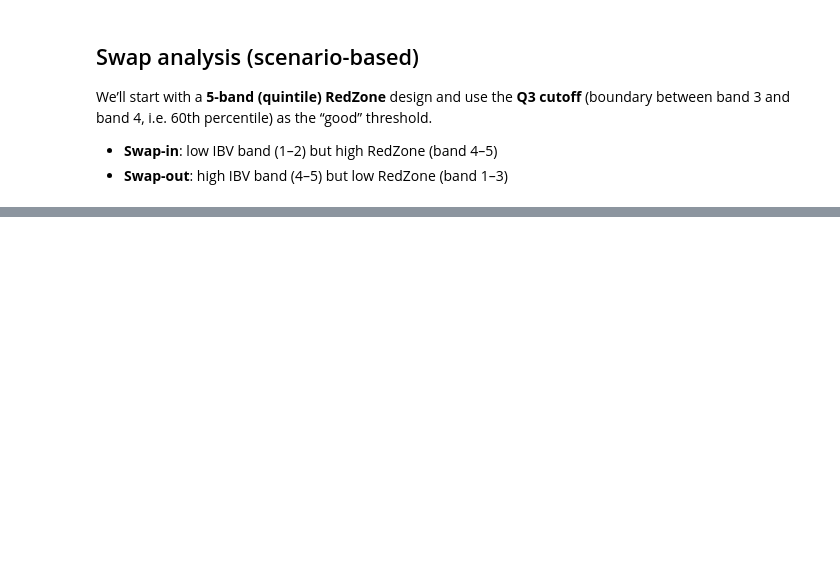
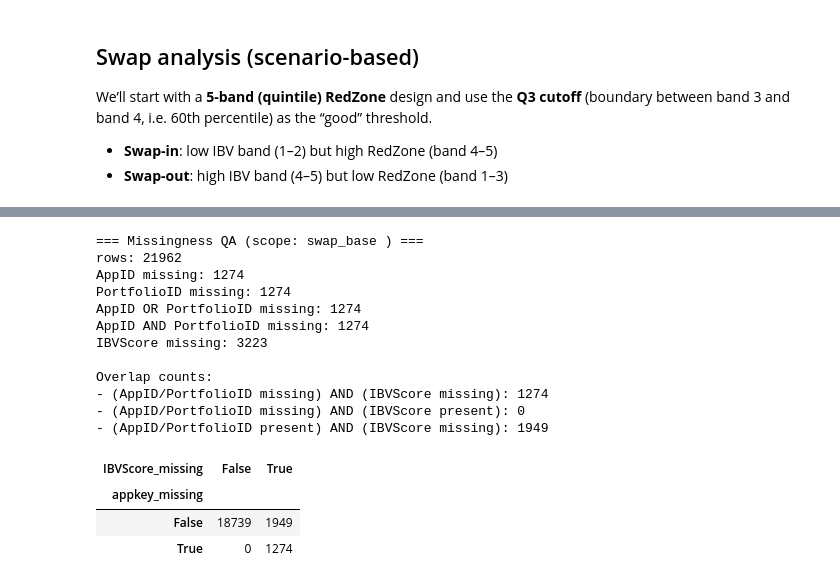
Before and after one commit to Junchen-concord/loonie_bankuity_rerun, a Jupyter notebook: notebooks/rerun_perf_analysisV3.ipynb, the cells around one changed output, grey strips where cells are left out. Drawn from its saved outputs; the diff is of its cells as text; code cells hidden in the pictures; blank space fills up the shorter version.

Commit message:
01/14 coverage analysis

```diff
--- a/notebooks/rerun_perf_analysisV3.ipynb
+++ b/notebooks/rerun_perf_analysisV3.ipynb
@@ -1437,0 +1585,65 @@ Swap-out candidates: 2226
+# %%
+# --- QA: How many rows are missing AppID/PortfolioID? Does it match IBVScore missing? ---
+
+import pandas as pd
+
+# Prefer swap_base (this is the application-view base used for swap analysis)
+if "swap_base" in globals():
+    df_chk = swap_base.copy()
+    scope = "swap_base"
+elif "df_perf_merged" in globals():
+    df_chk = df_perf_merged.copy()
+    scope = "df_perf_merged"
+else:
+    raise ValueError("Neither swap_base nor df_perf_merged found in globals().")
+
+for c in ["AppID", "PortfolioID", "IBVScore"]:
+    if c in df_chk.columns:
+        df_chk[c] = pd.to_numeric(df_chk[c], errors="coerce")
+
+if ("AppID" not in df_chk.columns) or ("PortfolioID" not in df_chk.columns):
+    raise ValueError(f"{scope} is missing AppID/PortfolioID columns.")
+
+appid_missing = df_chk["AppID"].isna()
+port_missing = df_chk["PortfolioID"].isna()
+appkey_missing = appid_missing | port_missing
+appkey_both_missing = appid_missing & port_missing
+
+ibv_missing = df_chk["IBVScore"].isna() if "IBVScore" in df_chk.columns else pd.Series([pd.NA] * len(df_chk))
+
+print("=== Missingness QA (scope:", scope, ") ===")
+print("rows:", len(df_chk))
+print("AppID missing:", int(appid_missing.sum()))
+print("PortfolioID missing:", int(port_missing.sum()))
+print("AppID OR PortfolioID missing:", int(appkey_missing.sum()))
+print("AppID AND PortfolioID missing:", int(appkey_both_missing.sum()))
+
+if "IBVScore" in df_chk.columns:
+    print("IBVScore missing:", int(ibv_missing.sum()))
+    print("\nOverlap counts:")
+    print("- (AppID/PortfolioID missing) AND (IBVScore missing):", int((appkey_missing & ibv_missing).sum()))
+    print("- (AppID/PortfolioID missing) AND (IBVScore present):", int((appkey_missing & ~ibv_missing).sum()))
+    print("- (AppID/PortfolioID present) AND (IBVScore missing):", int((~appkey_missing & ibv_missing).sum()))
+
+    # 2x2 table (easy visual)
+    cross = pd.crosstab(appkey_missing, ibv_missing, rownames=["appkey_missing"], colnames=["IBVScore_missing"], dropna=False)
+    display(cross)
+else:
+    print("IBVScore column not present in scope; cannot compare.")
+# %% [output]
+=== Missingness QA (scope: swap_base ) ===
+rows: 21962
+AppID missing: 1274
+PortfolioID missing: 1274
+AppID OR PortfolioID missing: 1274
+AppID AND PortfolioID missing: 1274
+IBVScore missing: 3223
+
+Overlap counts:
+- (AppID/PortfolioID missing) AND (IBVScore missing): 1274
+- (AppID/PortfolioID missing) AND (IBVScore present): 0
+- (AppID/PortfolioID present) AND (IBVScore missing): 1949
+| IBVScore_missing | False | True |
+| appkey_missing |  |  |
+| False | 18739 | 1949 |
+| True | 0 | 1274 |
```
Also changed, not shown: parts of 14 cells of this notebook, 1 other file.
